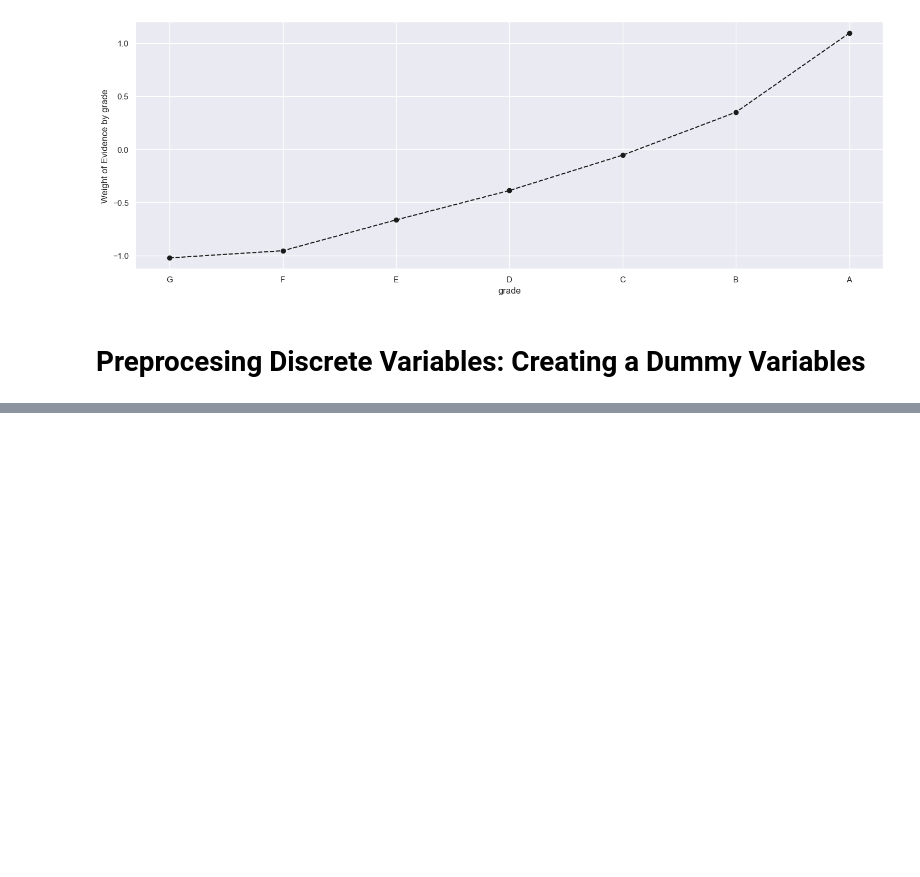
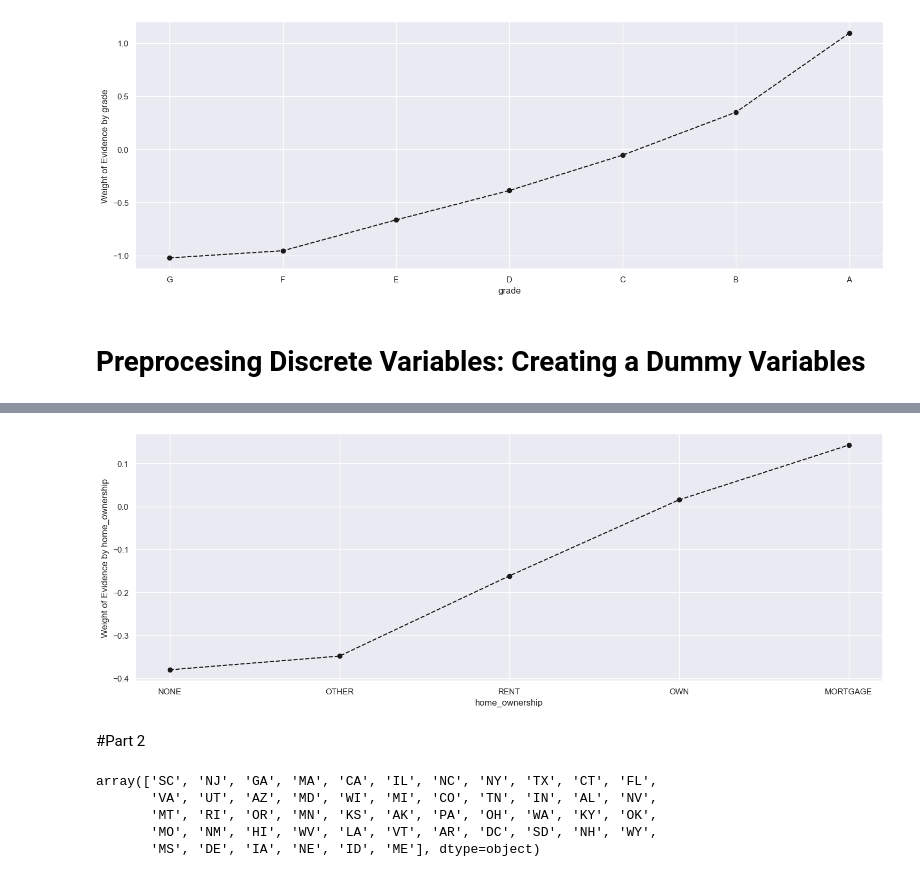
Before and after one commit to tomislavilic/Credit_Risk_Modeling, a Jupyter notebook: creditRisk.ipynb, the cells around one changed output, grey strips where cells are left out. Saved outputs shown, nothing was run; the diff lists cells and outputs as text; code cells hidden in the pictures; blank space fills up the shorter version.

```diff
--- a/creditRisk.ipynb
+++ b/creditRisk.ipynb
@@ -199,0 +225,2 @@ min(loan_data['mths_since_earliest_cr_line'])
+# %%
+loan_data['term_int'] = loan_data['term'].str.replace(' months', '')
@@ -199,0 +246,3 @@ min(loan_data['mths_since_earliest_cr_line'])
+# %%
+loan_data['term_int'] = pd.to_numeric(loan_data['term'].str.replace(' months', ''))
+loan_data['term_int']
@@ -199,0 +277,9 @@ min(loan_data['mths_since_earliest_cr_line'])
+# %%
+# Assume we are now in December 2017
+loan_data['issue_d_date'] = pd.to_datetime(loan_data['issue_d'], format = '%b-%y')
+# Extracts the date and the time from a string variable that is in a given format.
+loan_data['mths_since_issue_d'] = round(pd.to_numeric((pd.to_datetime('2017-12-01') - loan_data['issue_d_date']) / np.timedelta64(1, 'M')))
+# We calculate the difference between two dates in months, turn it to numeric datatype and round it.
+# We save the result in a new variable.
+loan_data['mths_since_issue_d'].describe()
+# Shows some descriptive statisics for the values of a column.
@@ -804,3 +902,6 @@ plot_by_woe(df_temp)
 [figure]
 # %% [markdown]
 # Preprocesing Discrete Variables: Creating a Dummy Variables
+# %%
+df_temp = woe_discrete(df_inputs_prepr,'home_ownership',df_targets_prepr)
+df_temp
@@ -806,0 +916,4 @@ plot_by_woe(df_temp)
+# %%
+plot_by_woe(df_temp)
+# %% [output]
+[figure, added]
@@ -806,0 +922,10 @@ plot_by_woe(df_temp)
+# %% [markdown]
+#Part 2
+# %%
+df_inputs_prepr['addr_state'].unique()
+# %% [output]
+array(['SC', 'NJ', 'GA', 'MA', 'CA', 'IL', 'NC', 'NY', 'TX', 'CT', 'FL',
+       'VA', 'UT', 'AZ', 'MD', 'WI', 'MI', 'CO', 'TN', 'IN', 'AL', 'NV',
+       'MT', 'RI', 'OR', 'MN', 'KS', 'AK', 'PA', 'OH', 'WA', 'KY', 'OK',
+       'MO', 'NM', 'HI', 'WV', 'LA', 'VT', 'AR', 'DC', 'SD', 'NH', 'WY',
+       'MS', 'DE', 'IA', 'NE', 'ID', 'ME'], dtype=object)
```
Also changed, not shown: parts of 93 cells of this notebook.
